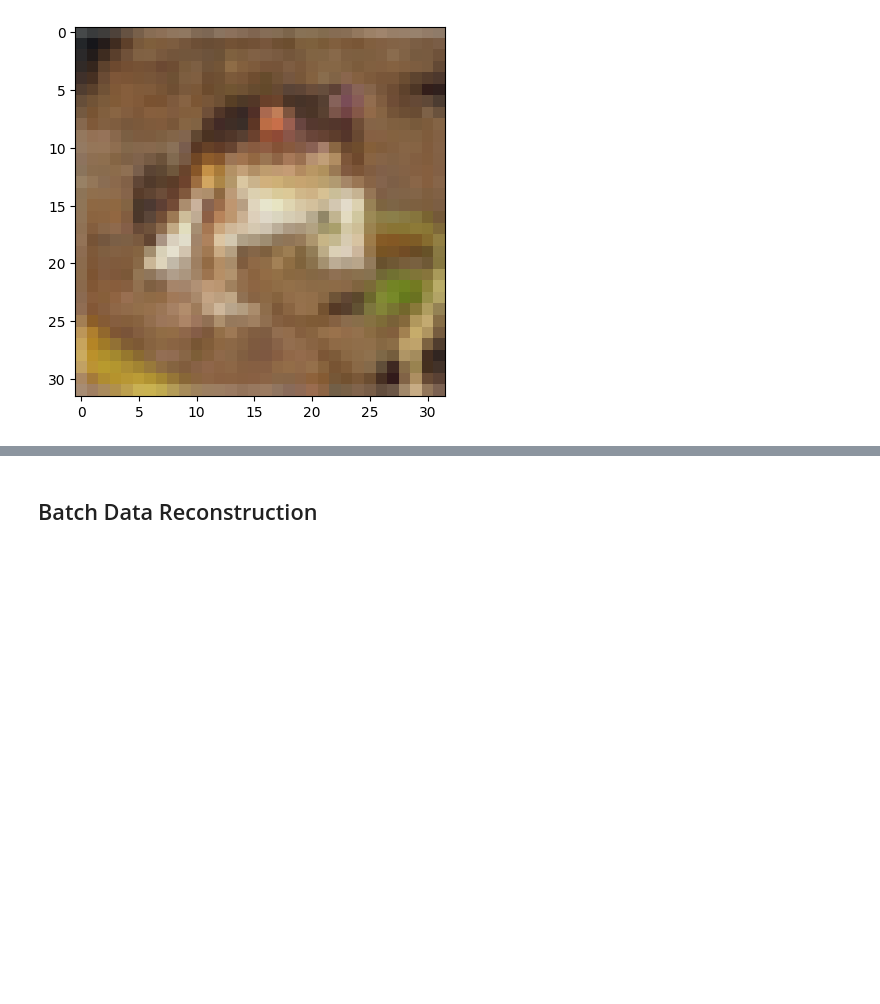
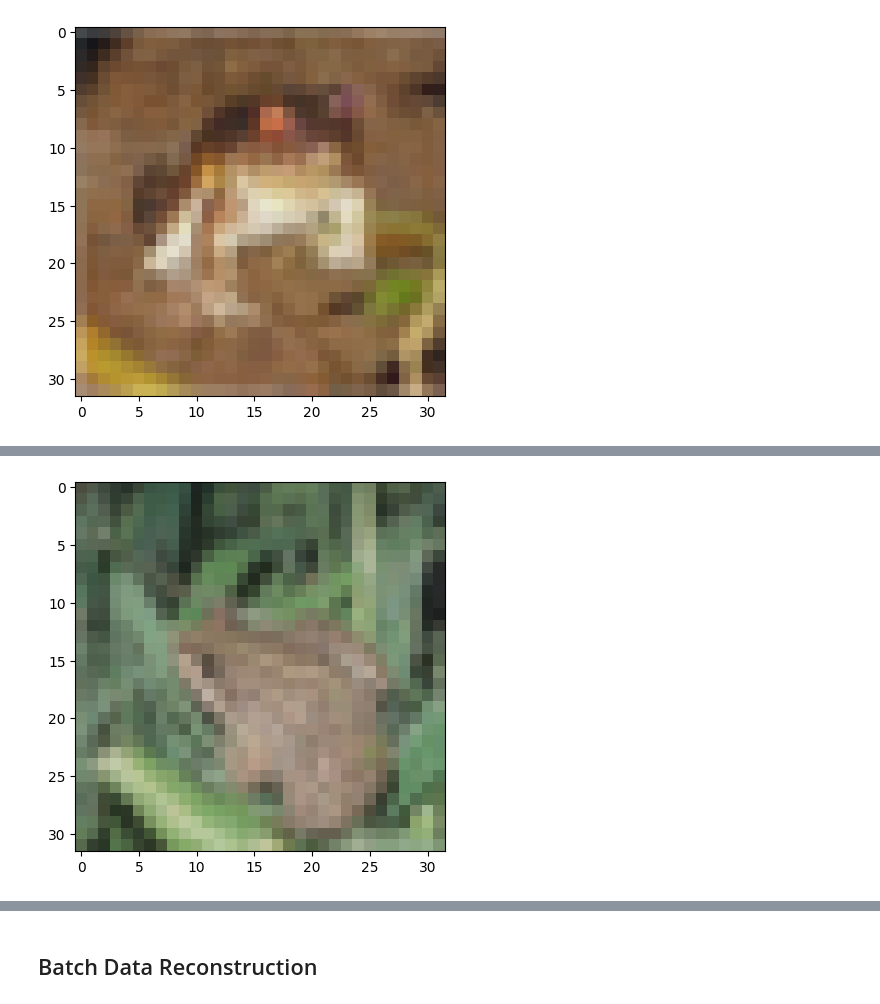
Before and after one commit to zocca02/federated_unlearning_project, a Jupyter notebook: experiments_on_model_inversion_data_reconstruction/data_reconstruction.ipynb, the cells around one changed output, grey strips where cells are left out. Cells and saved outputs as stored; diff of their text form; code cells hidden in the pictures; blank space fills up the shorter version.

```diff
--- a/experiments_on_model_inversion_data_reconstruction/data_reconstruction.ipynb
+++ b/experiments_on_model_inversion_data_reconstruction/data_reconstruction.ipynb
@@ -615,0 +633,20 @@ Clipping input data to the valid range for imshow with RGB data ([0..1] for floa
+# %%
+test_dl = DataLoader(ds_test, batch_size=1, shuffle=False)
+
+init_imgs = []
+current_idx = 0
+
+for imgs, lbl in test_dl:
+    if lbl[0]==target_lbls[current_idx]:
+        current_idx+=1
+        init_imgs.append(imgs[0])
+
+    if current_idx==len(target_lbls):
+        break
+
+init_imgs = torch.stack(init_imgs)
+
+_, axis = plt.subplots()
+show_img(init_imgs[0], axis)
+# %% [output]
+[figure, added]
```
Also changed, not shown: parts of 26 cells of this notebook, 1 other file.
